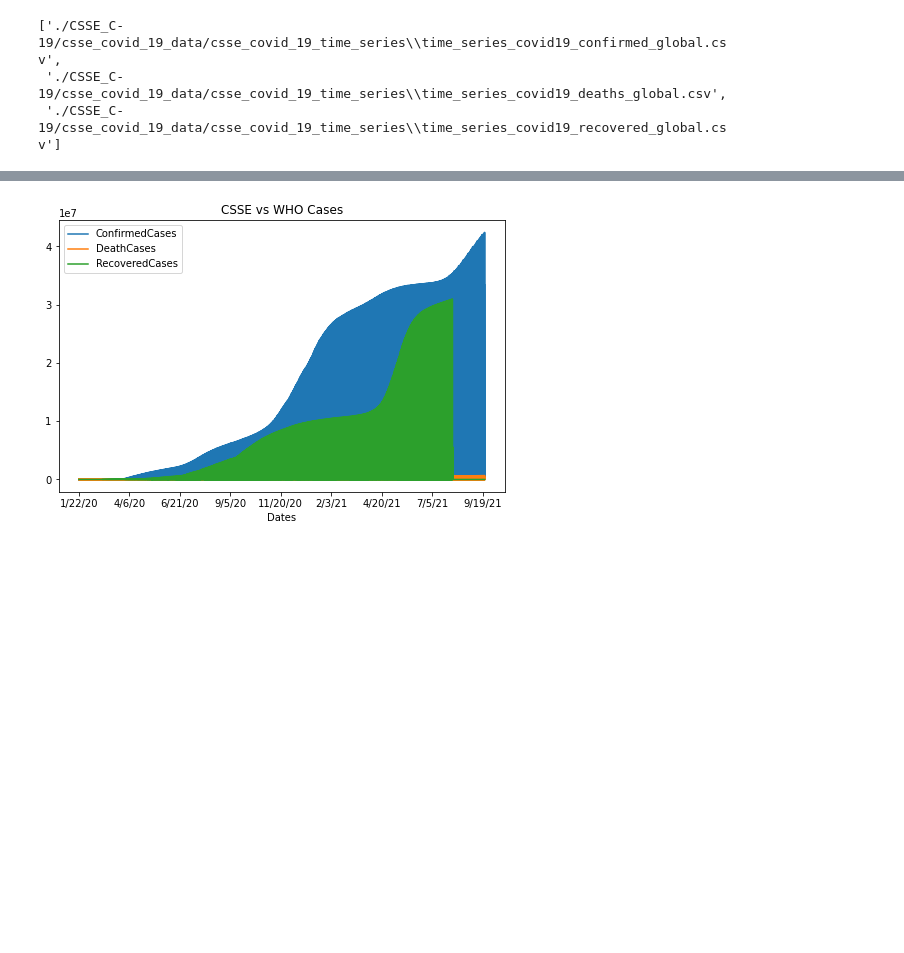
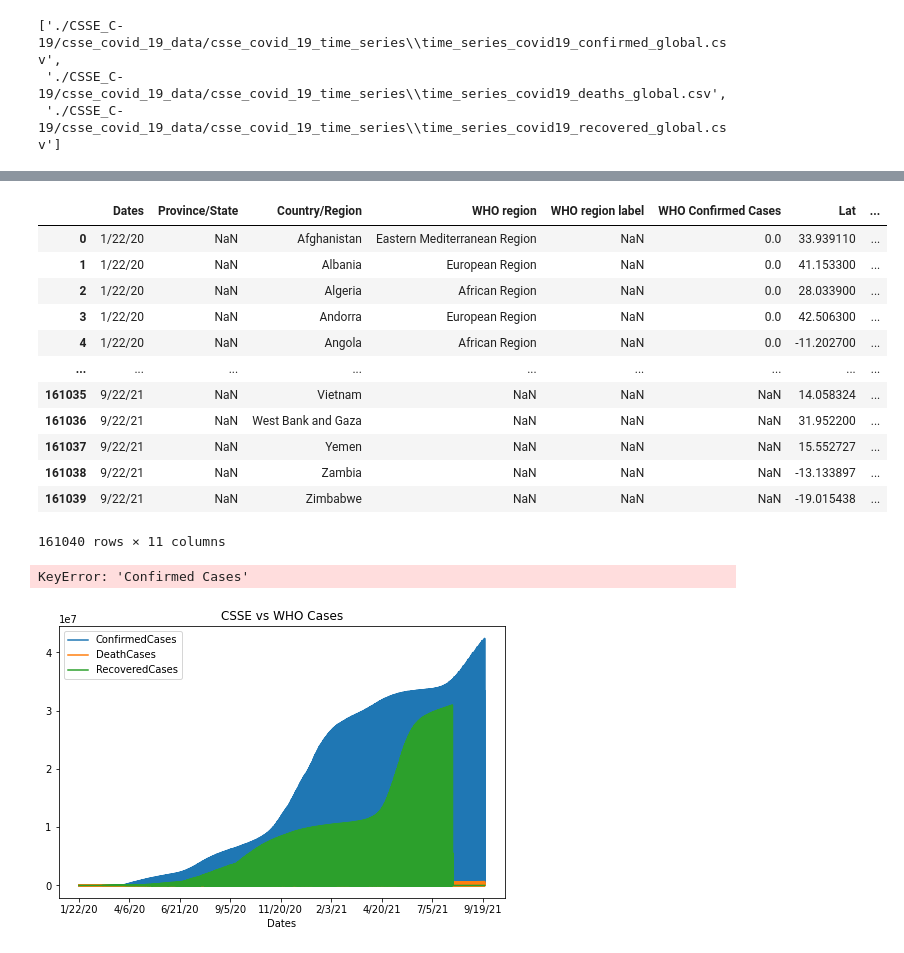
Before and after one commit to jisanos/C19A-COVID-19-Prediction-Algorithm, a Jupyter notebook: CSSE vs WHO.ipynb, the cells around one changed output, grey strips where cells are left out. Cells and saved outputs as stored; diff of their text form; code cells hidden in the pictures; blank space fills up the shorter version.

```diff
--- a/CSSE vs WHO.ipynb
+++ b/CSSE vs WHO.ipynb
@@ -153,0 +154,3 @@ display(df_merge2)
+# %%
+WHO_CASES = WHO_CASES.rename(columns={"Province/States":"Province/State", "Cases":"WHO Confirmed Cases"})
+WHO_CASES
@@ -153,0 +171,22 @@ display(df_merge2)
+# %%
+test = pd.merge(WHO_CASES,df_merge2,how = "right", on = ["Dates","Country/Region","Province/State"])
+test
+# %% [output]
+|  | Dates | Province/State | Country/Region | WHO region | WHO region label | WHO Confirmed Cases | Lat | ... |
+| 0 | 1/22/20 | NaN | Afghanistan | Eastern Mediterranean Region | NaN | 0.0 | 33.939110 | ... |
+| 1 | 1/22/20 | NaN | Albania | European Region | NaN | 0.0 | 41.153300 | ... |
+| 2 | 1/22/20 | NaN | Algeria | African Region | NaN | 0.0 | 28.033900 | ... |
+| 3 | 1/22/20 | NaN | Andorra | European Region | NaN | 0.0 | 42.506300 | ... |
+| 4 | 1/22/20 | NaN | Angola | African Region | NaN | 0.0 | -11.202700 | ... |
+| ... | ... | ... | ... | ... | ... | ... | ... | ... |
+| 161035 | 9/22/21 | NaN | Vietnam | NaN | NaN | NaN | 14.058324 | ... |
+| 161036 | 9/22/21 | NaN | West Bank and Gaza | NaN | NaN | NaN | 31.952200 | ... |
+| 161037 | 9/22/21 | NaN | Yemen | NaN | NaN | NaN | 15.552727 | ... |
+| 161038 | 9/22/21 | NaN | Zambia | NaN | NaN | NaN | -13.133897 | ... |
+| 161039 | 9/22/21 | NaN | Zimbabwe | NaN | NaN | NaN | -19.015438 | ... |
+161040 rows × 11 columns
+# %%
+#test[["Dates","Country/Region","Cases","Confirmed Cases"]]
+test[test["WHO Confirmed Cases"] == test["Confirmed Cases"]]
+# %% [output]
+KeyError: 'Confirmed Cases'
```
Also changed, not shown: parts of 4 cells of this notebook.
